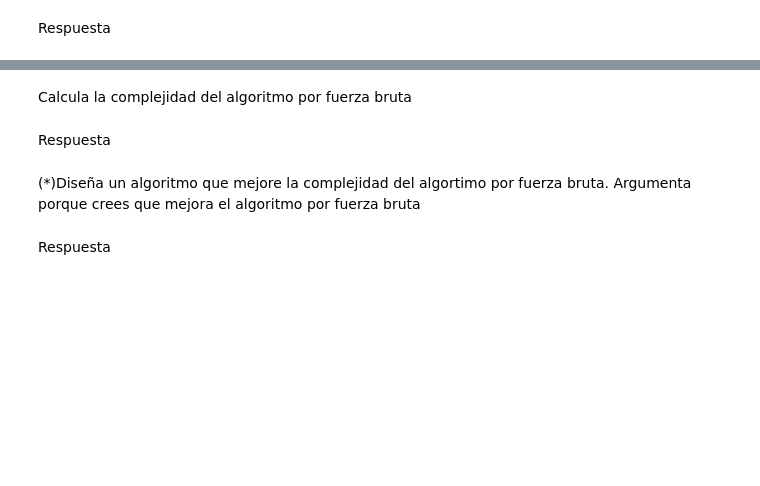
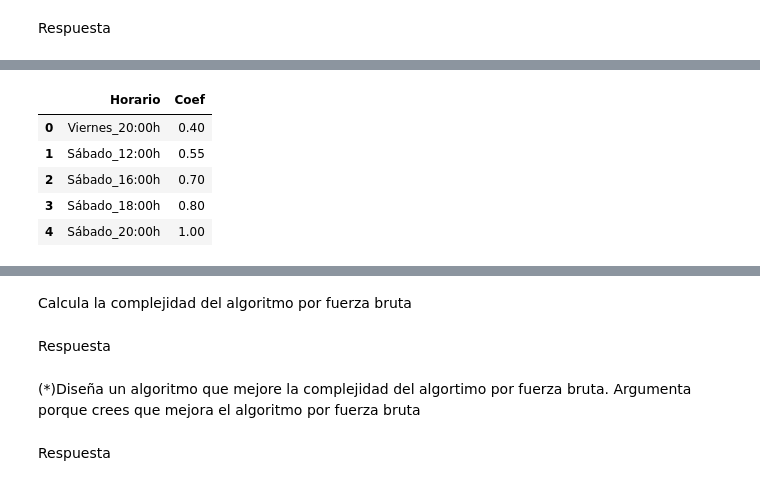
Before and after one commit to MCaleroSanchez/M, a Jupyter notebook: Seminario_Algoritmos.ipynb, the cells around one changed output, grey strips where cells are left out. Cells and saved outputs as stored; diff of their text form; code cells hidden in the pictures; blank space fills up the shorter version.

```diff
--- a/Seminario_Algoritmos.ipynb
+++ b/Seminario_Algoritmos.ipynb
@@ -140,0 +325,38 @@ Respuesta
+# %%
+# Creamos el DataFrame que contenga los horarios y los correspondientes coeficientes de reducción
+# Para ello creamos primero un diccionario y luego lo convertimos en un DataFrame
+
+
+horario = {'Horario': ['Viernes_20:00h',
+                     'Sábado_12:00h',
+                     'Sábado_16:00h',
+                     'Sábado_18:00h',
+                     'Sábado_20:00h',
+                     'Domingo_12:00h',
+                     'Domingo_16:00h',
+                     'Domingo_18:00h',
+                     'Domingo_20:00h',
+                     'Lunes_20:00h'],
+          'Coef': [0.4,
+                   0.55,
+                   0.7,
+                   0.8,
+                   1,
+                   0.45,
+                   0.75,
+                   0.5,
+                   1,
+                   0.4]}
+
+
+
+horarios = pd.DataFrame(data=horario)
+# %%
+horarios.head()
+# %% [output]
+|  | Horario | Coef |
+| 0 | Viernes_20:00h | 0.40 |
+| 1 | Sábado_12:00h | 0.55 |
+| 2 | Sábado_16:00h | 0.70 |
+| 3 | Sábado_18:00h | 0.80 |
+| 4 | Sábado_20:00h | 1.00 |
```
Also changed, not shown: parts of 27 cells of this notebook.
